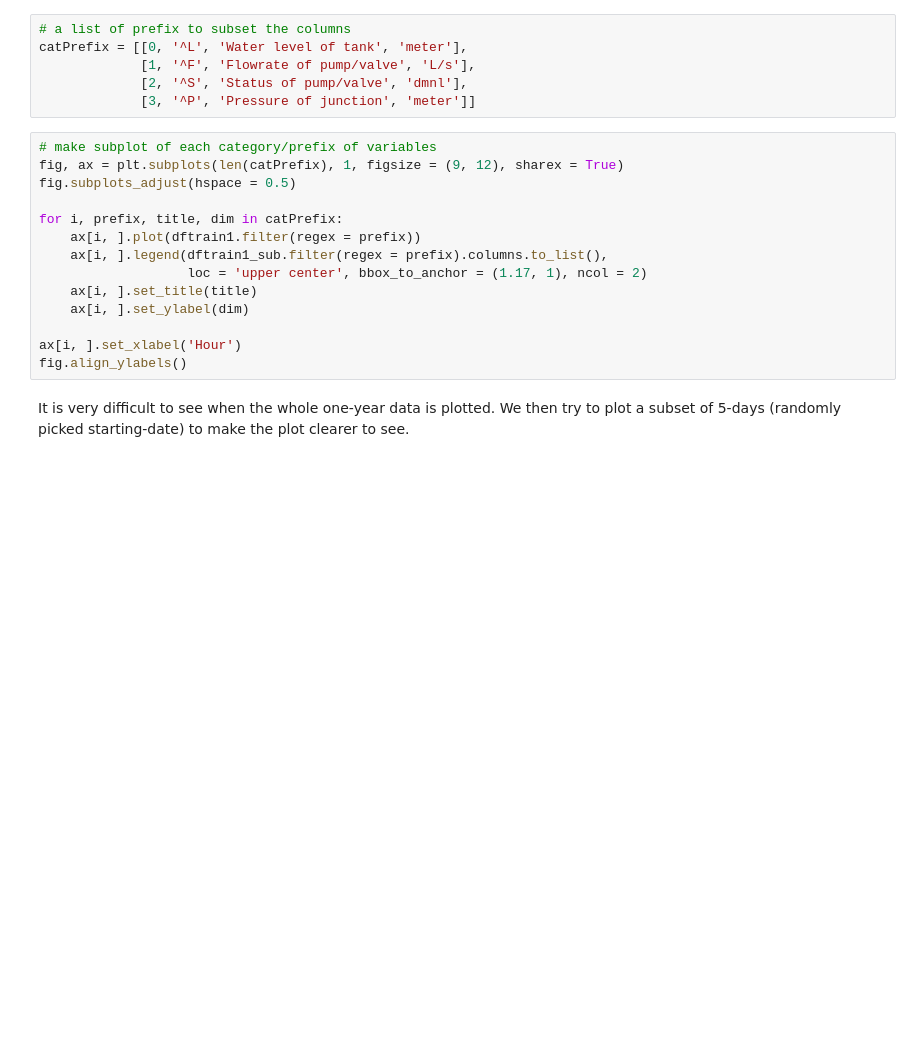
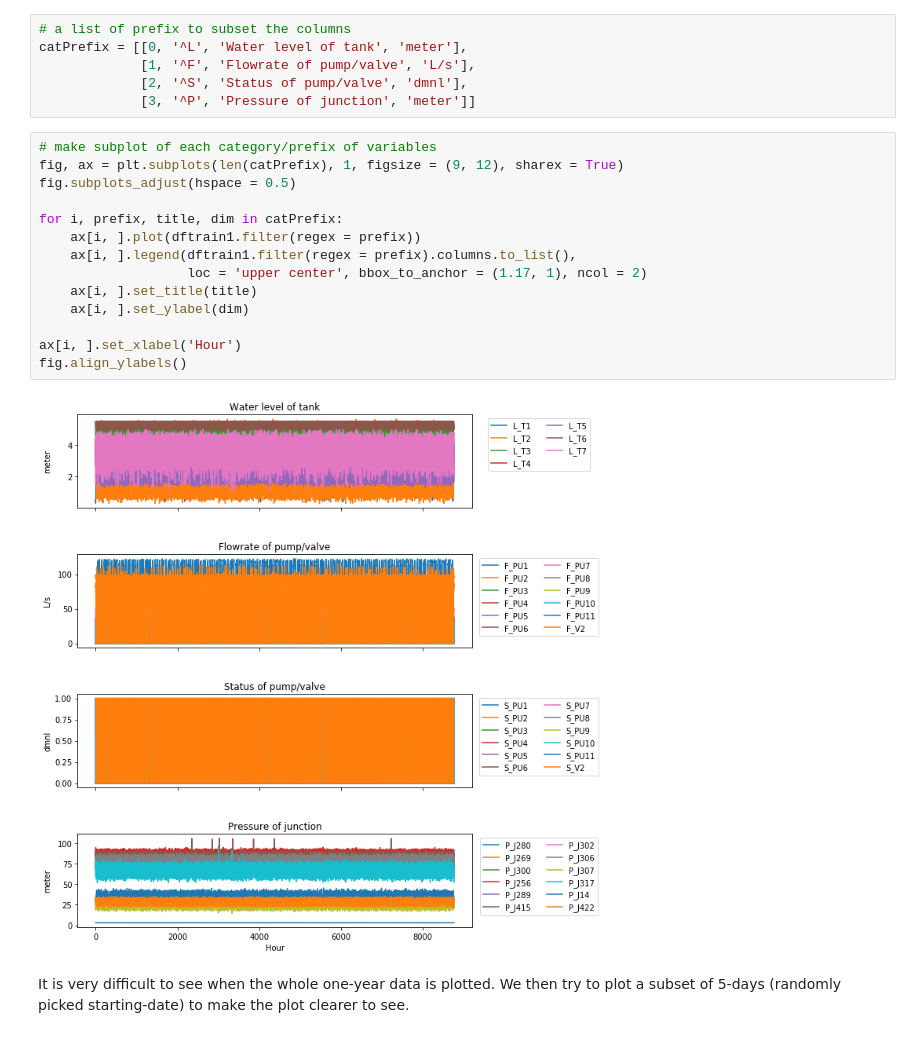
Before and after one commit to chengh42/Cyber-Data-Analytics, a Jupyter notebook: batadal/Task1_Familiarization.ipynb, the cells around one changed output. Drawn from its saved outputs; the diff is of its cells as text; blank space fills up the shorter version.

```diff
--- a/batadal/Task1_Familiarization.ipynb
+++ b/batadal/Task1_Familiarization.ipynb
@@ -79,17 +75,19 @@ catPrefix = [[0, '^L', 'Water level of tank', 'meter'],
 # %%
 # make subplot of each category/prefix of variables
 fig, ax = plt.subplots(len(catPrefix), 1, figsize = (9, 12), sharex = True)
 fig.subplots_adjust(hspace = 0.5)
 
 for i, prefix, title, dim in catPrefix:
     ax[i, ].plot(dftrain1.filter(regex = prefix))
-    ax[i, ].legend(dftrain1_sub.filter(regex = prefix).columns.to_list(),
+    ax[i, ].legend(dftrain1.filter(regex = prefix).columns.to_list(),
                    loc = 'upper center', bbox_to_anchor = (1.17, 1), ncol = 2)
     ax[i, ].set_title(title)
     ax[i, ].set_ylabel(dim)
 
 ax[i, ].set_xlabel('Hour')
 fig.align_ylabels()
+# %% [output]
+[figure, added]
 # %% [markdown]
 It is very difficult to see when the whole one-year data is plotted. We then try to plot a subset of 5-days (randomly picked starting-date) to make the plot clearer to see.
 # %%
```
Also changed, not shown: parts of 4 cells of this notebook.
